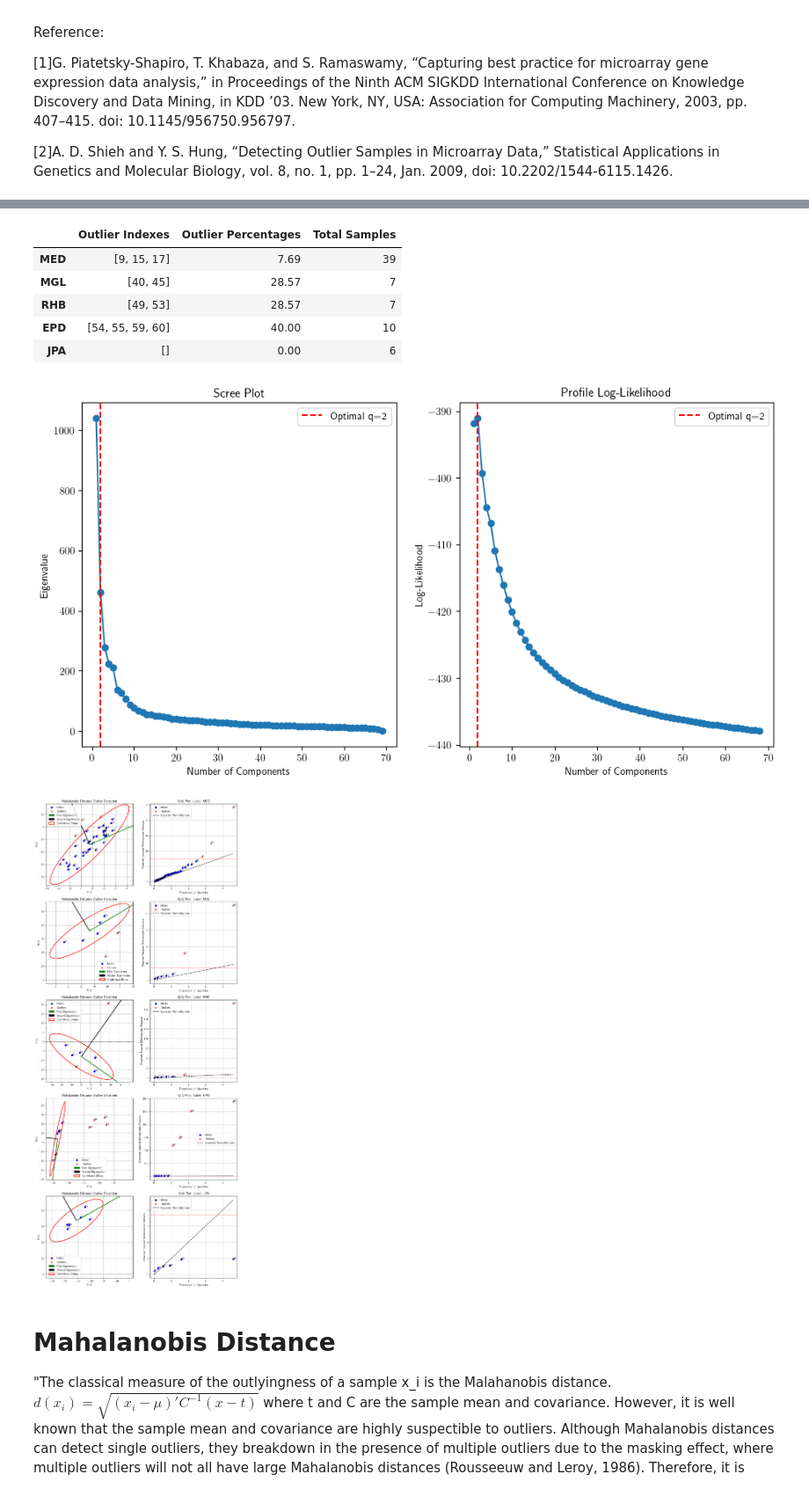
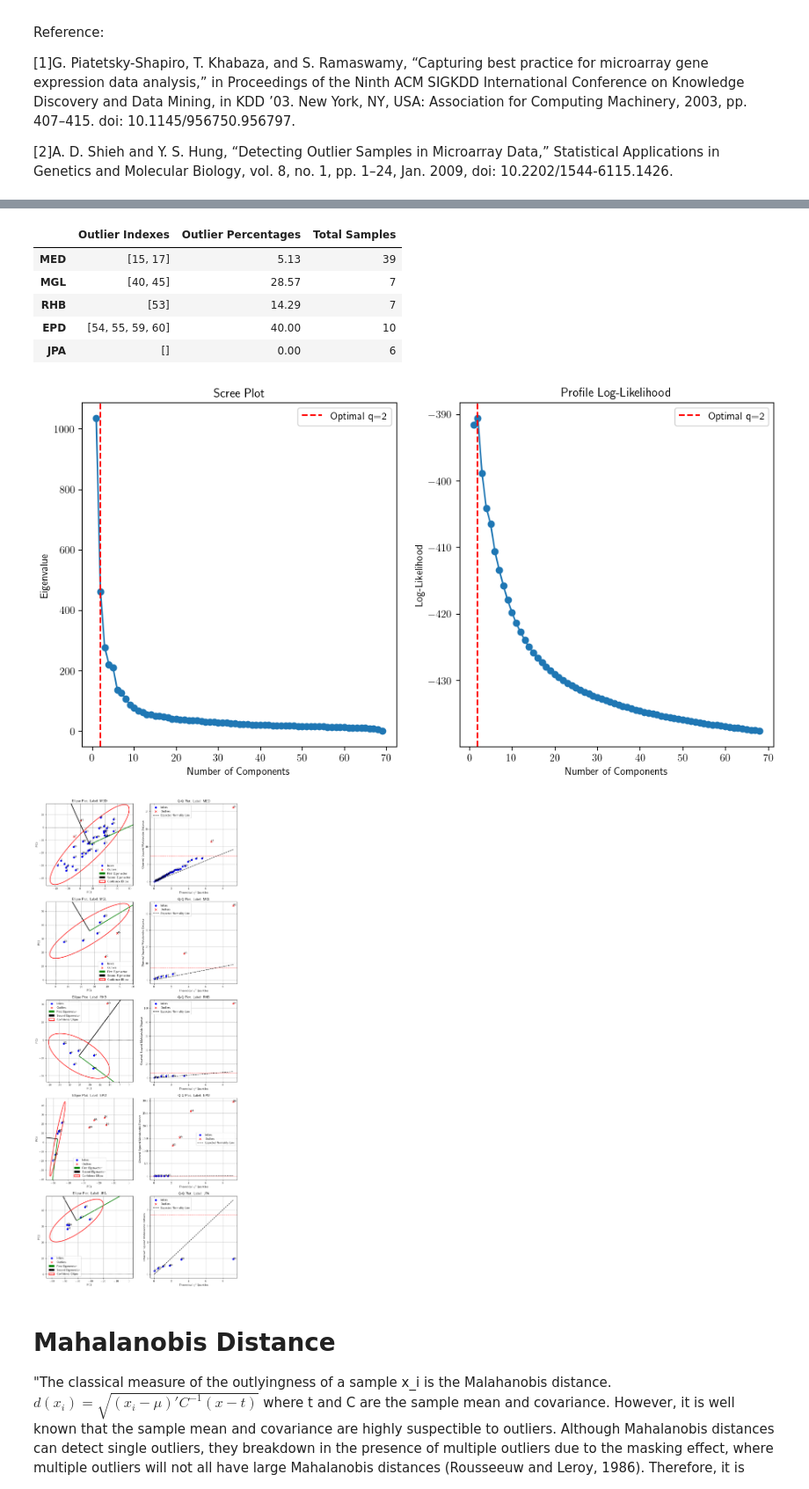
Before and after one commit to jasonrichdarmawan/learn-data-mining-techniques, a Jupyter notebook: 2009-SAGMB-Detecting Outlier Samples in Microarray Data.ipynb, the cells around one changed output, grey strips where cells are left out. Shown at 88% size. Saved outputs shown, nothing was run; the diff lists cells and outputs as text; code cells hidden in the pictures.

```diff
--- a/2009-SAGMB-Detecting Outlier Samples in Microarray Data.ipynb
+++ b/2009-SAGMB-Detecting Outlier Samples in Microarray Data.ipynb
@@ -32,21 +32,29 @@ X_train = pd.read_csv("./datasets/pp5i_train.gr.csv").set_index("SNO").rename_ax
 y_train = pd.read_csv("./datasets/pp5i_train_class.txt").set_index(X_train.T.index)
 
 # Step 2: Clipping the data
-# because the datasets was processed with MAS-4 software which generate negative values.
+# because the datasets was processed with MAS-4 software which generate negative values,
+# and values below 100 are less reproducible and above 16,000 tend to have non-linear correlation with the actual gene expression.
+# For dataset with more noise, lower bound of 100 is used.
 X_train_clipped = X_train.copy().clip(20, 16000)
 
-# Step 3: Transforming the data with log2
+# Step 3: Filter genes based on maximum-to-minimum ratio
+# because many genes are not vary enough to be informative.
+X_train_filtered = X_train_clipped.copy()
+ratio = X_train_filtered.max(axis=1) / X_train_filtered.min(axis=1)
+X_train_filtered = X_train_filtered[ratio > 2]
+
+# Step 4: Transforming the data with log2
 # because the assumption is that
 # genes with high values tend to have a higher variance
 # while genes with low values tend to have lower variance.
 # This makes it difficult to compare genes
 # because the variance depends on the values level.
 # Log2 makes the variance uniform across different values level.
-X_train_log2 = X_train_clipped.copy().astype(float).apply(lambda x: np.log2(x + 1))
+X_train_log2 = X_train_filtered.copy().astype(float).apply(lambda x: np.log2(x + 1))
 
-# Step 4: Normalizing the data with quantile normalization
+# Step 5: Normalizing the data with quantile normalization
 # to make the data comparable across different samples
-# by making the distribution of each sample uniform
+# by making the distribution of each sample uniform.
 def quantile_normalize(df: pd.DataFrame):
     """
     Reference:
@@ -62,14 +70,8 @@ def quantile_normalize(df: pd.DataFrame):
 
 X_train_normalized = quantile_normalize(X_train_log2.copy())
 
-# X_train_MED_normalized = quantile_normalize(X_train_MED.copy())
-# X_train_MGL_normalized = quantile_normalize(X_train_MGL.copy())
-# X_train_RHB_normalized = quantile_normalize(X_train_RHB.copy())
-# X_train_EPD_normalized = quantile_normalize(X_train_EPD.copy())
-# X_train_JPA_normalized = quantile_normalize(X_train_JPA.copy())
-
-# Step 6: Appy PCA for Dimensionality Reduction
-def find_hat_q(eigenvalues: np.ndarray):
+# Step 6: Calculate the optimal number of components for PCA
+def estimate_hat_q(eigenvalues: np.ndarray):
   """
   Reference:
   2006-CSDA-Automatic dimensionality selection from the scree plot via the use of profile likelihood
@@ -116,7 +118,7 @@ def plot_profile_log_likelihood(ax: plt.Axes, log_likelihoods: np.ndarray, hat_q
   ax.legend()
 
 pca = PCA().fit(X_train_normalized.T) # note: use pca_optimal for transforming the data
-hat_q, log_likelihoods = find_hat_q(pca.explained_variance_)
+hat_q, log_likelihoods = estimate_hat_q(pca.explained_variance_)
 print("hat_q", hat_q)
 pca_optimal = PCA(n_components=hat_q).fit(X_train_normalized.T)
 
@@ -124,7 +126,7 @@ fig, axes = plt.subplots(1, 2, figsize=(12, 6))
 plot_scree(axes[0], pca.explained_variance_, hat_q)
 plot_profile_log_likelihood(axes[1], log_likelihoods, hat_q)
 
-# Step 4: Splitting the data into different classes
+# Step 7: Splitting the data into different classes
 # because each class in the dataset has different distribution.
 Xy_train = pd.concat([X_train_normalized.T, y_train], axis=1)
 X_train_MED = Xy_train[Xy_train["Class"] == "MED"].copy().drop(columns=["Class"])
@@ -133,14 +135,14 @@ X_train_RHB = Xy_train[Xy_train["Class"] == "RHB"].copy().drop(columns=["Class"]
 X_train_EPD = Xy_train[Xy_train["Class"] == "EPD"].copy().drop(columns=["Class"])
 X_train_JPA = Xy_train[Xy_train["Class"] == "JPA"].copy().drop(columns=["Class"])
 
-# Step 5: Transform the data with PCA
+# Step 8: Transform the data with PCA.
 X_train_MED_pc = pd.DataFrame(pca_optimal.transform(X_train_MED), index=X_train_MED.index)
 X_train_MGL_pc = pd.DataFrame(pca_optimal.transform(X_train_MGL), index=X_train_MGL.index)
 X_train_RHB_pc = pd.DataFrame(pca_optimal.transform(X_train_RHB), index=X_train_RHB.index)
 X_train_EPD_pc = pd.DataFrame(pca_optimal.transform(X_train_EPD), index=X_train_EPD.index)
 X_train_JPA_pc = pd.DataFrame(pca_optimal.transform(X_train_JPA), index=X_train_JPA.index)
 
-# Step 6: Outlier Detection
+# Step 9: Outlier Detection.
 
 # Calculate the threshold
 chi_square_threshold = chi2.ppf(0.975, df=hat_q) # we are defining an ellipse that contains 97.5% of the data
@@ -153,7 +155,8 @@ MGL_breakdown_point = ((len(X_train_MGL_pc) - hat_q + 1) / 2) / len(X_train_MGL_
 RHB_breakdown_point = ((len(X_train_RHB_pc) - hat_q + 1) / 2) / len(X_train_RHB_pc)
 EPD_breakdown_point = ((len(X_train_EPD_pc) - hat_q + 1) / 2) / len(X_train_EPD_pc)
 breakdown_points = pd.Series([MED_breakdown_point, MGL_breakdown_point, RHB_breakdown_point, EPD_breakdown_point],
-                              index=["MED", "MGL", "RHB", "EPD"])
+                              index=["MED", "MGL", "RHB", "EPD"],
+                              name="Breakdown Points")
 display(breakdown_points)
 
 MED_mcd = MinCovDet(support_fraction=MED_breakdown_point, random_state=0).fit(X_train_MED_pc)
@@ -179,7 +182,8 @@ JPA_squared_mahalanobis_distances = pd.Series(X_train_JPA_pc.apply(lambda x_i: m
 def plot_ellipse(ax: plt.Axes,
                  X: pd.DataFrame, squared_mahalanobis_distances: pd.Series,
                  cov: np.ndarray,
-                 chi_square_threshold: float):
+                 chi_square_threshold: float,
+                 label: str):
   inliers = X[(squared_mahalanobis_distances <= chi_square_threshold)]
   outliers = X[(squared_mahalanobis_distances > chi_square_threshold)]
 
@@ -211,12 +215,11 @@ def plot_ellipse(ax: plt.Axes,
   ax.axvline(x=0, color='black', linestyle='--', linewidth=0.5)
   ax.set_xlabel("PC1")
   ax.set_ylabel("PC2")
-  ax.set_title("Mahalanobis Distance Outlier Detection")
+  ax.set_title("Ellipse Plot. Label: %s" % label)
   ax.legend()
   ax.grid(True)
 
-def plot_qqplot(ax: plt.Axes, X: pd.DataFrame,
-                squared_mahalanobis_distances: pd.Series, label: str):
+def plot_qqplot(ax: plt.Axes, squared_mahalanobis_distances: pd.Series, label: str):
   sorted_squared_mahalanobis_distances = squared_mahalanobis_distances.sort_values(ascending=True)
   chi2_quantiles = chi2.ppf(np.linspace(0.01, 0.99, len(sorted_squared_mahalanobis_distances)), df=2)
 
@@ -243,16 +246,16 @@ def plot_qqplot(ax: plt.Axes, X: pd.DataFrame,
     ax.annotate(index_name, (chi2_quantiles[i], squared_mahalanobis_distance))
 
 fig, axes = plt.subplots(5, 2, figsize=(12, 30))
-plot_ellipse(axes[0][0], X_train_MED_pc, MED_squared_mahalanobis_distances, MED_mcd.covariance_, chi_square_threshold)
-plot_ellipse(axes[1][0], X_train_MGL_pc, MGL_squared_mahalanobis_distances, MGL_mcd.covariance_, chi_square_threshold)
-plot_ellipse(axes[2][0], X_train_RHB_pc, RHB_squared_mahalanobis_distances, RHB_mcd.covariance_, chi_square_threshold)
-plot_ellipse(axes[3][0], X_train_EPD_pc, EPD_squared_mahalanobis_distances, EPD_mcd.covariance_, chi_square_threshold)
-plot_ellipse(axes[4][0], X_train_JPA_pc, JPA_squared_mahalanobis_distances, X_train_JPA_pc.cov(ddof=1), chi_square_threshold)
-plot_qqplot(axes[0][1], X_train_MED_pc, MED_squared_mahalanobis_distances, "MED")
-plot_qqplot(axes[1][1], X_train_MGL_pc, MGL_squared_mahalanobis_distances, "MGL")
-plot_qqplot(axes[2][1], X_train_RHB_pc, RHB_squared_mahalanobis_distances, "RHB")
-plot_qqplot(axes[3][1], X_train_EPD_pc, EPD_squared_mahalanobis_distances, "EPD")
-plot_qqplot(axes[4][1], X_train_JPA_pc, JPA_squared_mahalanobis_distances, "JPA")
+plot_ellipse(axes[0][0], X_train_MED_pc, MED_squared_mahalanobis_distances, MED_mcd.covariance_, chi_square_threshold, "MED")
+plot_ellipse(axes[1][0], X_train_MGL_pc, MGL_squared_mahalanobis_distances, MGL_mcd.covariance_, chi_square_threshold, "MGL")
+plot_ellipse(axes[2][0], X_train_RHB_pc, RHB_squared_mahalanobis_distances, RHB_mcd.covariance_, chi_square_threshold, "RHB")
+plot_ellipse(axes[3][0], X_train_EPD_pc, EPD_squared_mahalanobis_distances, EPD_mcd.covariance_, chi_square_threshold, "EPD")
+plot_ellipse(axes[4][0], X_train_JPA_pc, JPA_squared_mahalanobis_distances, X_train_JPA_pc.cov(ddof=1), chi_square_threshold, "JPA")
+plot_qqplot(axes[0][1], MED_squared_mahalanobis_distances, "MED")
+plot_qqplot(axes[1][1], MGL_squared_mahalanobis_distances, "MGL")
+plot_qqplot(axes[2][1], RHB_squared_mahalanobis_distances, "RHB")
+plot_qqplot(axes[3][1], EPD_squared_mahalanobis_distances, "EPD")
+plot_qqplot(axes[4][1], JPA_squared_mahalanobis_distances, "JPA")
 
 MED_outliers = X_train_MED_pc[MED_squared_mahalanobis_distances > chi_square_threshold]
 MGL_outliers = X_train_MGL_pc[MGL_squared_mahalanobis_distances > chi_square_threshold]
@@ -280,11 +283,11 @@ dtype: float64
 |  | Outlier Indexes | Outlier Percentages | Total Samples |
-| MED | [9, 15, 17] | 7.69 | 39 |
+| MED | [15, 17] | 5.13 | 39 |
 | MGL | [40, 45] | 28.57 | 7 |
-| RHB | [49, 53] | 28.57 | 7 |
+| RHB | [53] | 14.29 | 7 |
 | EPD | [54, 55, 59, 60] | 40.00 | 10 |
 | JPA | [] | 0.00 | 6 |
-[figure, old version]
+[figure, new version]
-[figure, old version]
+[figure, new version]
 # %% [markdown]
 # Mahalanobis Distance
 
```
Also changed, not shown: parts of 4 cells of this notebook.
